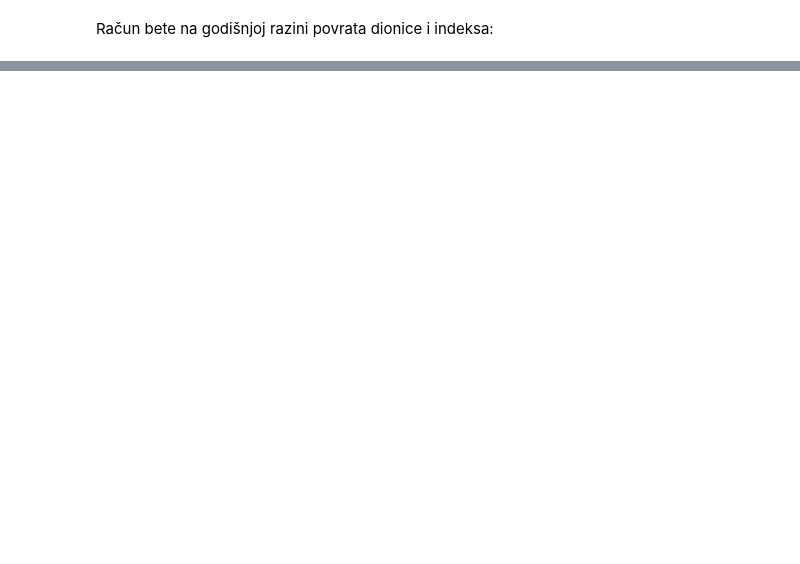
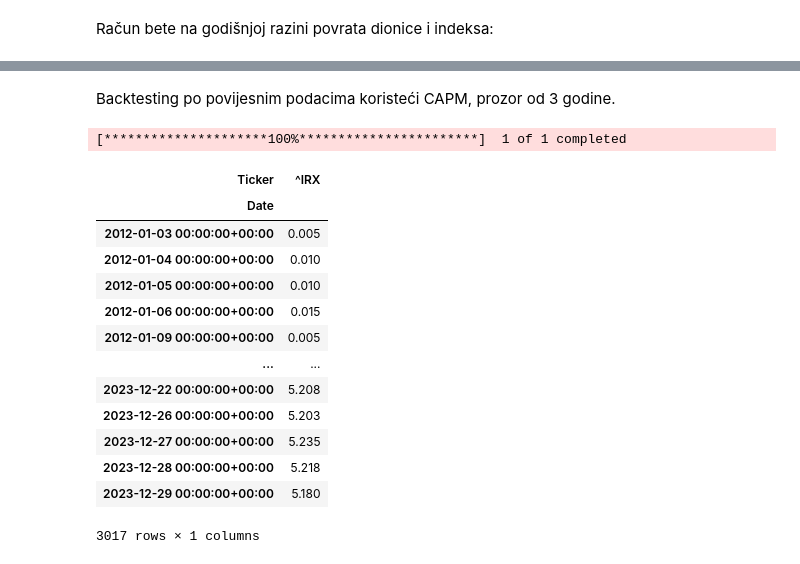
Before and after one commit to evucelic/EQ-Performance-Backtesting, a Jupyter notebook: project.ipynb, the cells around one changed output, grey strips where cells are left out. Drawn from its saved outputs; the diff is of its cells as text; code cells hidden in the pictures; blank space fills up the shorter version.

Commit message:
Fetch risk free rate and calculate params for CAPM

```diff
--- a/project.ipynb
+++ b/project.ipynb
@@ -226,0 +232,21 @@ yearly_betas.pivot(index="Year", columns="Ticker", values="Beta")
+# %% [markdown]
+Backtesting po povijesnim podacima koristeći CAPM, prozor od 3 godine.
+# %%
+Rf_rate = yf.download("^IRX", start="2012-01-01", end="2023-12-31")["Adj Close"].dropna()
+Rf_rate
+# %% [output]
+[*********************100%***********************]  1 of 1 completed
+| Ticker | ^IRX |
+| Date |  |
+| 2012-01-03 00:00:00+00:00 | 0.005 |
+| 2012-01-04 00:00:00+00:00 | 0.010 |
+| 2012-01-05 00:00:00+00:00 | 0.010 |
+| 2012-01-06 00:00:00+00:00 | 0.015 |
+| 2012-01-09 00:00:00+00:00 | 0.005 |
+| ... | ... |
+| 2023-12-22 00:00:00+00:00 | 5.208 |
+| 2023-12-26 00:00:00+00:00 | 5.203 |
+| 2023-12-27 00:00:00+00:00 | 5.235 |
+| 2023-12-28 00:00:00+00:00 | 5.218 |
+| 2023-12-29 00:00:00+00:00 | 5.180 |
+3017 rows × 1 columns
```
Also changed, not shown: parts of 6 cells of this notebook, 1 other file.
